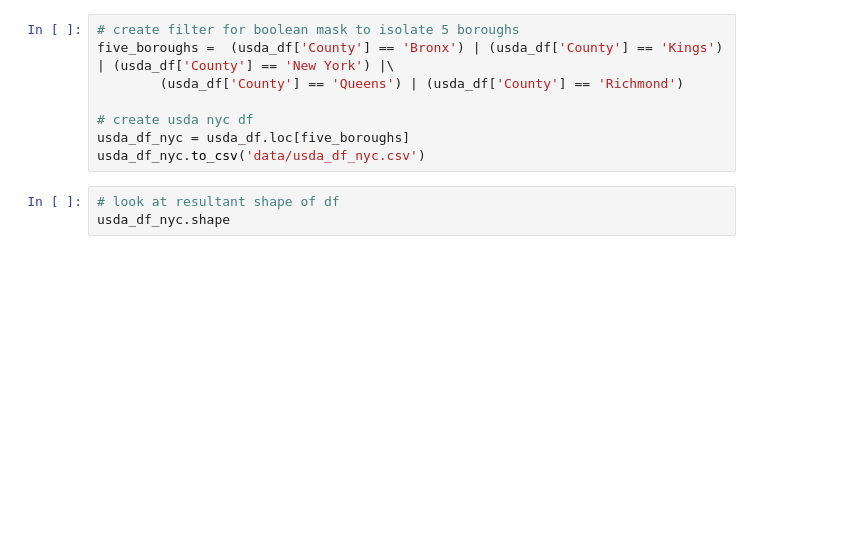
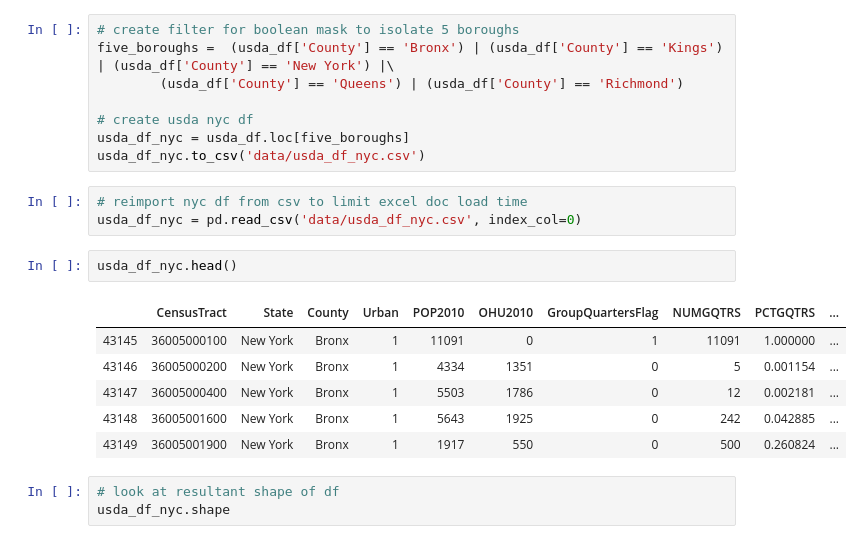
Before and after one commit to justinm0rgan/nyc-food-desert-predictor, a Jupyter notebook: data_collection_and_eda.ipynb, the cells around one changed output. Cells and saved outputs as stored; diff of their text form; blank space fills up the shorter version.

```diff
--- a/data_collection_and_eda.ipynb
+++ b/data_collection_and_eda.ipynb
@@ -97,6 +101,18 @@ five_boroughs =  (usda_df['County'] == 'Bronx') | (usda_df['County'] == 'Kings')
 # create usda nyc df
 usda_df_nyc = usda_df.loc[five_boroughs]
 usda_df_nyc.to_csv('data/usda_df_nyc.csv')
+# %%
+# reimport nyc df from csv to limit excel doc load time
+usda_df_nyc = pd.read_csv('data/usda_df_nyc.csv', index_col=0)
+# %%
+usda_df_nyc.head()
+# %% [output]
+|  | CensusTract | State | County | Urban | POP2010 | OHU2010 | GroupQuartersFlag | NUMGQTRS | PCTGQTRS | ... |
+| 43145 | 36005000100 | New York | Bronx | 1 | 11091 | 0 | 1 | 11091 | 1.000000 | ... |
+| 43146 | 36005000200 | New York | Bronx | 1 | 4334 | 1351 | 0 | 5 | 0.001154 | ... |
+| 43147 | 36005000400 | New York | Bronx | 1 | 5503 | 1786 | 0 | 12 | 0.002181 | ... |
+| 43148 | 36005001600 | New York | Bronx | 1 | 5643 | 1925 | 0 | 242 | 0.042885 | ... |
+| 43149 | 36005001900 | New York | Bronx | 1 | 1917 | 550 | 0 | 500 | 0.260824 | ... |
 # %%
 # look at resultant shape of df
 usda_df_nyc.shape
```
Also changed, not shown: parts of 10 cells of this notebook.
